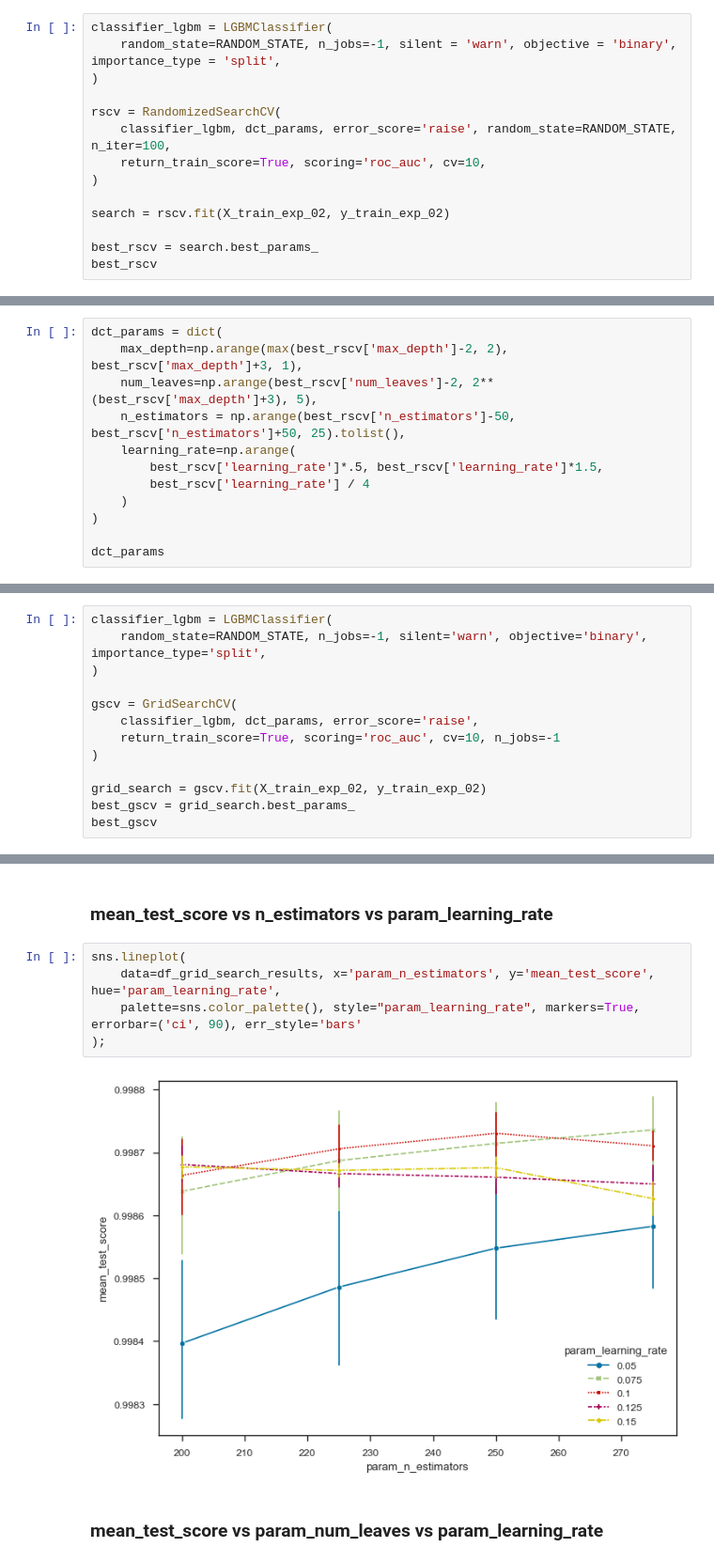
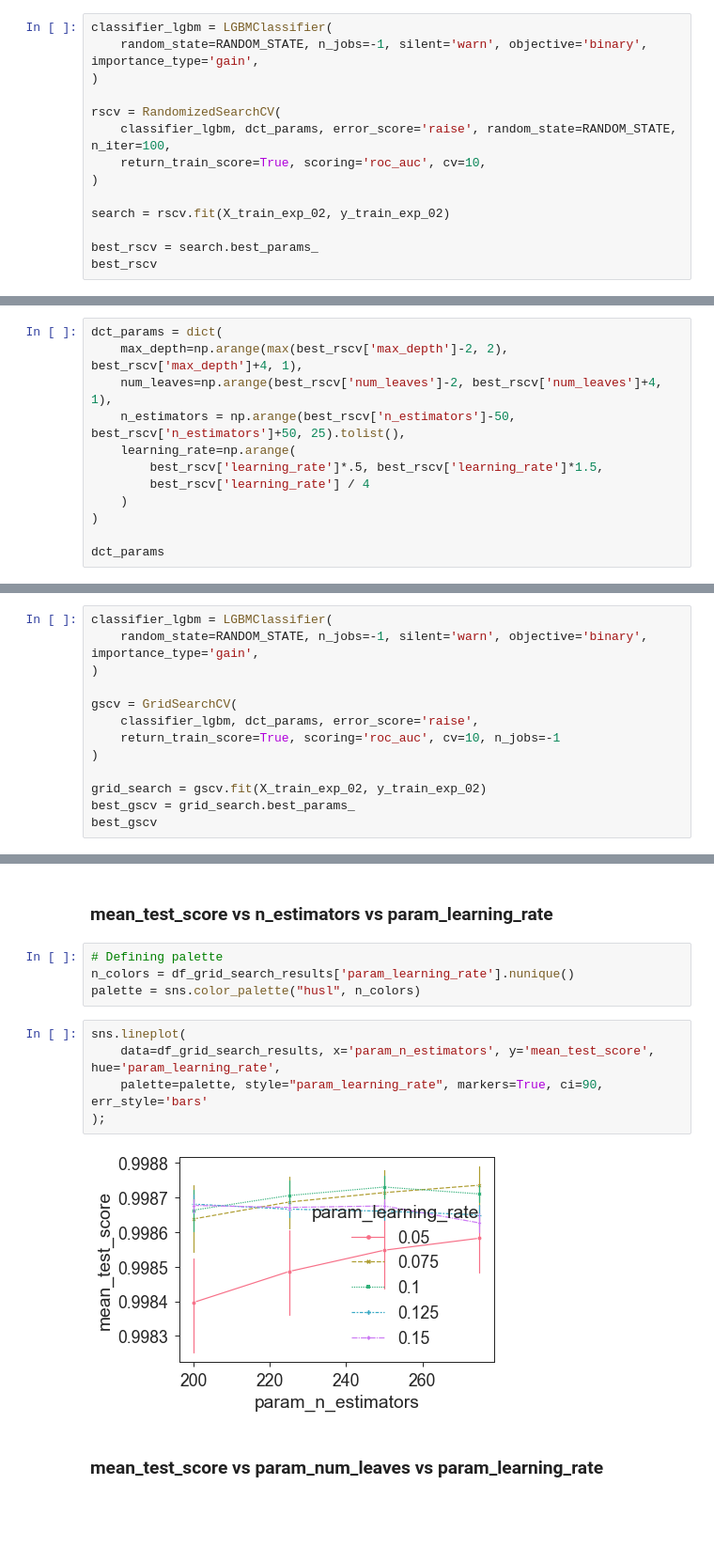
Before and after one commit to guyrux/ethereum_laundering, a Jupyter notebook: notebooks/03-ethereum_modeling_v2-suto.ipynb, the cells around one changed output, grey strips where cells are left out. Shown at 94% size. Saved outputs shown, nothing was run; the diff lists cells and outputs as text; blank space fills up the shorter version.

```diff
--- a/notebooks/03-ethereum_modeling_v2-suto.ipynb
+++ b/notebooks/03-ethereum_modeling_v2-suto.ipynb
@@ -137,7 +155,7 @@ dct_params
  'n_estimators': [50, 150, 250, 350, 450, 550]}
 # %%
 classifier_lgbm = LGBMClassifier(
-    random_state=RANDOM_STATE, n_jobs=-1, silent = 'warn', objective = 'binary', importance_type = 'split',
+    random_state=RANDOM_STATE, n_jobs=-1, silent='warn', objective='binary', importance_type='gain',
 )
 
 rscv = RandomizedSearchCV(
@@ -224,8 +256,8 @@ sns.lineplot(
 ## Grid search
 # %%
 dct_params = dict(
-    max_depth=np.arange(max(best_rscv['max_depth']-2, 2), best_rscv['max_depth']+3, 1),
-    num_leaves=np.arange(best_rscv['num_leaves']-2, 2**(best_rscv['max_depth']+3), 5),
+    max_depth=np.arange(max(best_rscv['max_depth']-2, 2), best_rscv['max_depth']+4, 1),
+    num_leaves=np.arange(best_rscv['num_leaves']-2, best_rscv['num_leaves']+4, 1),
     n_estimators = np.arange(best_rscv['n_estimators']-50, best_rscv['n_estimators']+50, 25).tolist(),
     learning_rate=np.arange(
         best_rscv['learning_rate']*.5, best_rscv['learning_rate']*1.5,
@@ -241,7 +273,7 @@ dct_params
  'learning_rate': array([0.05 , 0.075, 0.1  , 0.125, 0.15 ])}
 # %%
 classifier_lgbm = LGBMClassifier(
-    random_state=RANDOM_STATE, n_jobs=-1, silent='warn', objective='binary', importance_type='split',
+    random_state=RANDOM_STATE, n_jobs=-1, silent='warn', objective='binary', importance_type='gain',
 )
 
 gscv = GridSearchCV(
@@ -283,12 +315,16 @@ df_grid_search_results.sort_values(by=['rank_test_score'], ascending=True)[:10]
 # %% [markdown]
 ### mean_test_score vs n_estimators vs param_learning_rate
+# %%
+# Defining palette
+n_colors = df_grid_search_results['param_learning_rate'].nunique()
+palette = sns.color_palette("husl", n_colors)
 # %%
 sns.lineplot(
     data=df_grid_search_results, x='param_n_estimators', y='mean_test_score', hue='param_learning_rate',
-    palette=sns.color_palette(), style="param_learning_rate", markers=True, errorbar=('ci', 90), err_style='bars'
+    palette=palette, style="param_learning_rate", markers=True, ci=90, err_style='bars'
 );
 # %% [output]
-[figure, old version]
+[figure, new version]
 # %% [markdown]
 ### mean_test_score vs param_num_leaves vs param_learning_rate
 # %%
```
Also changed, not shown: parts of 59 cells of this notebook, 3 other files.
